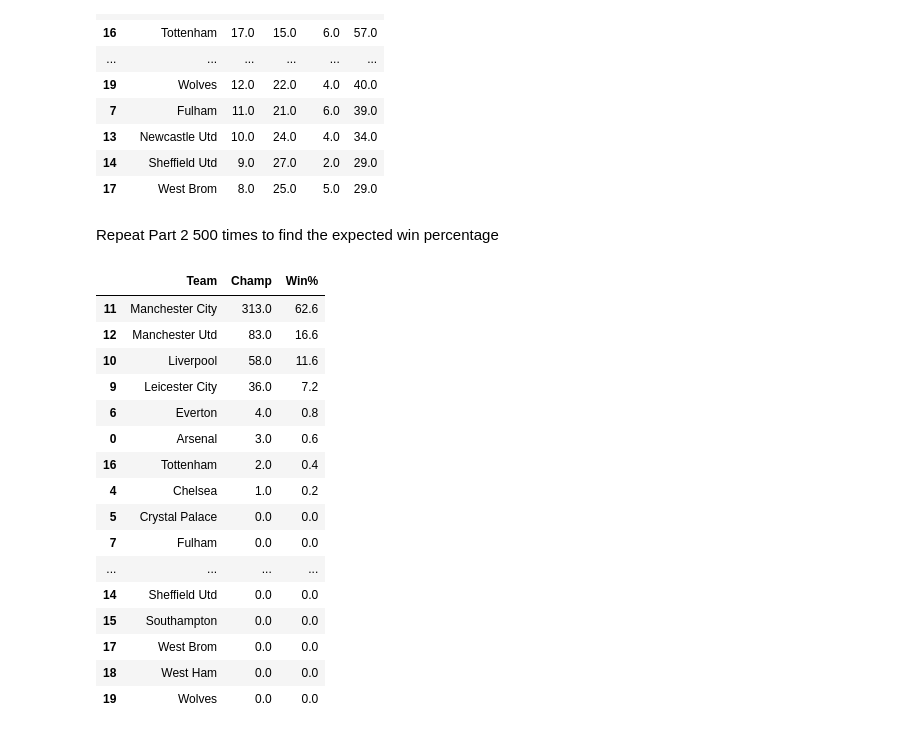
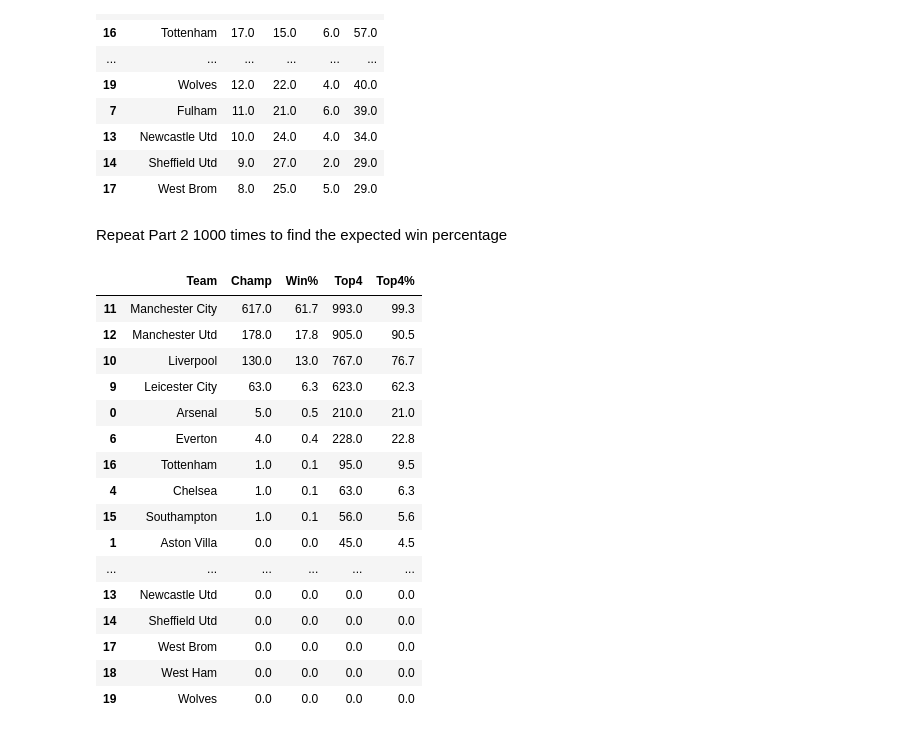
Before and after one commit to enderunknown222/MA, a Jupyter notebook: MA4550_Project_ver0.1.ipynb, the cells around one changed output. Saved outputs shown, nothing was run; the diff lists cells and outputs as text; code cells hidden in the pictures.

```diff
--- a/MA4550_Project_ver0.1.ipynb
+++ b/MA4550_Project_ver0.1.ipynb
@@ -300,9 +300,9 @@ leaderboard2
 | 14 | Sheffield Utd | 9.0 | 27.0 | 2.0 | 29.0 |
 | 17 | West Brom | 8.0 | 25.0 | 5.0 | 29.0 |
 # %% [markdown]
-Repeat Part 2 500 times to find the expected win percentage
+Repeat Part 2 1000 times to find the expected win percentage
 # %%
-y=500
+y=1000
 results2 = data.iloc[:,1:7]
 Name=['Arsenal','Aston Villa','Brighton','Burnley','Chelsea','Crystal Palace','Everton','Fulham','Leeds United','Leicester City','Liverpool','Manchester City','Manchester Utd','Newcastle Utd','Sheffield Utd','Southampton','Tottenham','West Brom','West Ham','Wolves']
 for i in range(380):
@@ -314,8 +314,10 @@ results2.insert(1,'HGoalEff',np.zeros(380), True)
 results2.insert(6,'AGoalEff',np.zeros(380), True)
 GoalEff=[np.arange(20),np.zeros(20),np.zeros(20),np.zeros(20),np.zeros(20)]
 aclb = {'Team': Name,
-  'Champ':np.zeros((20)),
-  'Win%':np.zeros((20))
+  'Champ':np.zeros(20),
+  'Champ%':np.zeros(20),
+  'Top4':np.zeros(20),
+  'Top4%':np.zeros(20)
     }
 for i in range(x):
   if results2['HScore'][i]==0:
@@ -370,49 +372,53 @@ for a in range(y):
           k='AScore'
         newresults2[k][x+i]=goals2[i][j]
     lb = {'Team': np.arange(20),
     'Win':np.zeros((20)),
     'Loss':np.zeros((20)),
     'Draw':np.zeros((20)),
     'Pts':np.zeros((20))
       }
     leaderboard2 = pd.DataFrame(lb, columns= ['Team','Win','Loss','Draw','Pts'])
     for i in range(380):
       if newresults2['HScore'][i]>newresults2['AScore'][i]:
         leaderboard2['Win'][newresults2['Home'][i]]+=1
         leaderboard2['Pts'][newresults2['Home'][i]]+=3
         leaderboard2['Loss'][newresults2['Away'][i]]+=1
         leaderboard2['Pts'][newresults2['Away'][i]]+=0
       if newresults2['HScore'][i]==newresults2['AScore'][i]:
         leaderboard2['Draw'][newresults2['Home'][i]]+=1
         leaderboard2['Pts'][newresults2['Home'][i]]+=1
         leaderboard2['Draw'][newresults2['Away'][i]]+=1
         leaderboard2['Pts'][newresults2['Away'][i]]+=1
       if newresults2['HScore'][i]<newresults2['AScore'][i]:
         leaderboard2['Loss'][newresults2['Home'][i]]+=1
         leaderboard2['Pts'][newresults2['Home'][i]]+=0
         leaderboard2['Win'][newresults2['Away'][i]]+=1
         leaderboard2['Pts'][newresults2['Away'][i]]+=3
     c=leaderboard2.loc[leaderboard2['Pts'].idxmax(), 'Team']
     aclb['Champ'][c]+=1
-accleaderboard = pd.DataFrame(aclb, columns= ['Team','Champ','Win%'])
+    for l in range(4):
+      d=leaderboard2.nlargest(4,'Pts')['Team'].iloc[l]
+      aclb['Top4'][d]+=1
+accleaderboard = pd.DataFrame(aclb, columns= ['Team','Champ','Win%','Top4','Top4%'])
 accleaderboard['Win%']=accleaderboard['Champ']/y*100
-accleaderboard.sort_values(by=['Champ'],inplace=True, ascending=False)
+accleaderboard['Top4%']=accleaderboard['Top4']/y*100
+accleaderboard.sort_values(by=['Champ','Top4'],inplace=True, ascending=False)
 accleaderboard
 # %% [output]
-|  | Team | Champ | Win% |
-| 11 | Manchester City | 313.0 | 62.6 |
-| 12 | Manchester Utd | 83.0 | 16.6 |
-| 10 | Liverpool | 58.0 | 11.6 |
-| 9 | Leicester City | 36.0 | 7.2 |
-| 6 | Everton | 4.0 | 0.8 |
-| 0 | Arsenal | 3.0 | 0.6 |
-| 16 | Tottenham | 2.0 | 0.4 |
-| 4 | Chelsea | 1.0 | 0.2 |
-| 5 | Crystal Palace | 0.0 | 0.0 |
-| 7 | Fulham | 0.0 | 0.0 |
-| ... | ... | ... | ... |
-| 14 | Sheffield Utd | 0.0 | 0.0 |
-| 15 | Southampton | 0.0 | 0.0 |
-| 17 | West Brom | 0.0 | 0.0 |
-| 18 | West Ham | 0.0 | 0.0 |
-| 19 | Wolves | 0.0 | 0.0 |
+|  | Team | Champ | Win% | Top4 | Top4% |
+| 11 | Manchester City | 617.0 | 61.7 | 993.0 | 99.3 |
+| 12 | Manchester Utd | 178.0 | 17.8 | 905.0 | 90.5 |
+| 10 | Liverpool | 130.0 | 13.0 | 767.0 | 76.7 |
+| 9 | Leicester City | 63.0 | 6.3 | 623.0 | 62.3 |
+| 0 | Arsenal | 5.0 | 0.5 | 210.0 | 21.0 |
+| 6 | Everton | 4.0 | 0.4 | 228.0 | 22.8 |
+| 16 | Tottenham | 1.0 | 0.1 | 95.0 | 9.5 |
+| 4 | Chelsea | 1.0 | 0.1 | 63.0 | 6.3 |
+| 15 | Southampton | 1.0 | 0.1 | 56.0 | 5.6 |
+| 1 | Aston Villa | 0.0 | 0.0 | 45.0 | 4.5 |
+| ... | ... | ... | ... | ... | ... |
+| 13 | Newcastle Utd | 0.0 | 0.0 | 0.0 | 0.0 |
+| 14 | Sheffield Utd | 0.0 | 0.0 | 0.0 | 0.0 |
+| 17 | West Brom | 0.0 | 0.0 | 0.0 | 0.0 |
+| 18 | West Ham | 0.0 | 0.0 | 0.0 | 0.0 |
+| 19 | Wolves | 0.0 | 0.0 | 0.0 | 0.0 |
```
Also changed, not shown: parts of 2 cells of this notebook.
